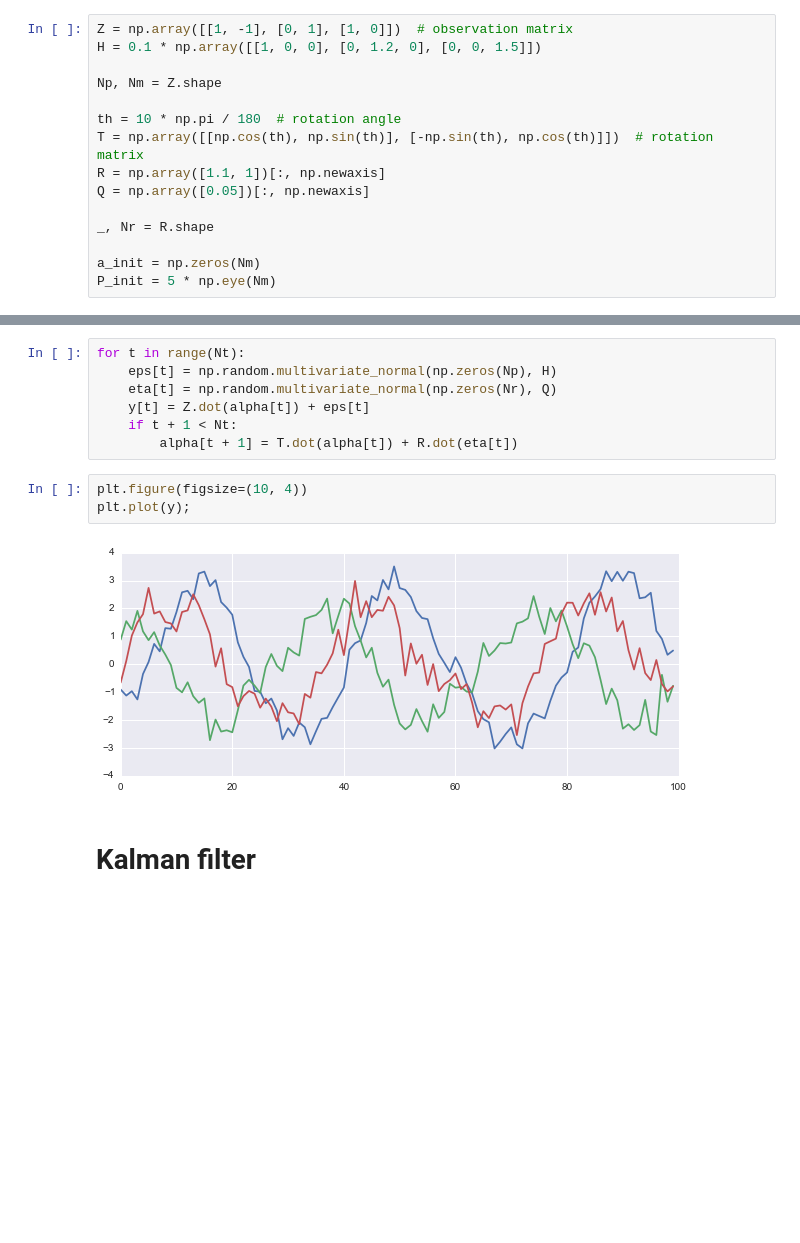
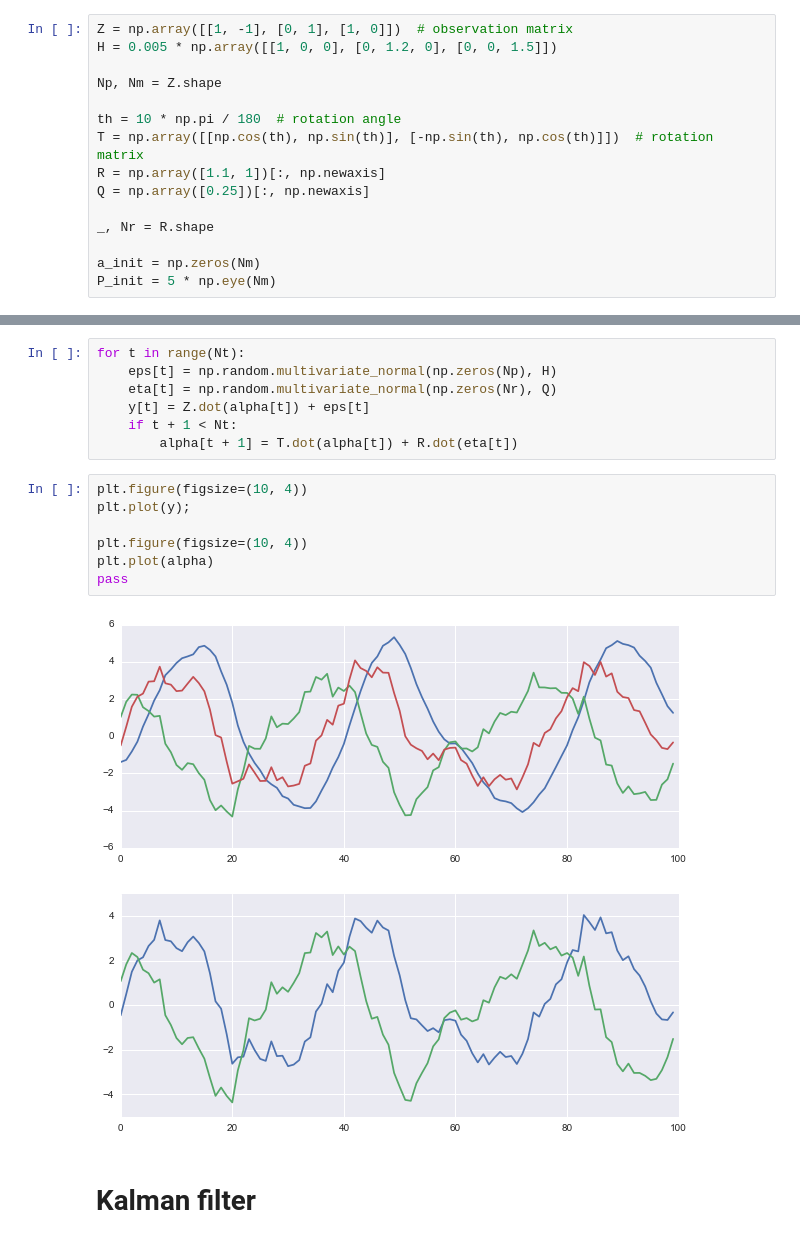
Before and after one commit to jmxpearson/laf, a Jupyter notebook: kalman_interleaved_integration_tests.ipynb, the cells around one changed output, grey strips where cells are left out. Saved outputs shown, nothing was run; the diff lists cells and outputs as text; blank space fills up the shorter version.

```diff
--- a/kalman_interleaved_integration_tests.ipynb
+++ b/kalman_interleaved_integration_tests.ipynb
@@ -18,13 +20,13 @@ np.random.seed(12345)  # set random seed
 # %%
 Z = np.array([[1, -1], [0, 1], [1, 0]])  # observation matrix
-H = 0.1 * np.array([[1, 0, 0], [0, 1.2, 0], [0, 0, 1.5]])
+H = 0.005 * np.array([[1, 0, 0], [0, 1.2, 0], [0, 0, 1.5]])
 
 Np, Nm = Z.shape
 
 th = 10 * np.pi / 180  # rotation angle
 T = np.array([[np.cos(th), np.sin(th)], [-np.sin(th), np.cos(th)]])  # rotation matrix
 R = np.array([1.1, 1])[:, np.newaxis]
-Q = np.array([0.05])[:, np.newaxis]
+Q = np.array([0.25])[:, np.newaxis]
 
 _, Nr = R.shape
 
@@ -55,8 +57,13 @@ for t in range(Nt):
 # %%
 plt.figure(figsize=(10, 4))
 plt.plot(y);
+
+plt.figure(figsize=(10, 4))
+plt.plot(alpha)
+pass
 # %% [output]
-[figure, old version]
+[figure, new version]
+[figure, added]
 # %% [markdown]
 # Kalman filter
 # %%
```
Also changed, not shown: parts of 9 cells of this notebook.
